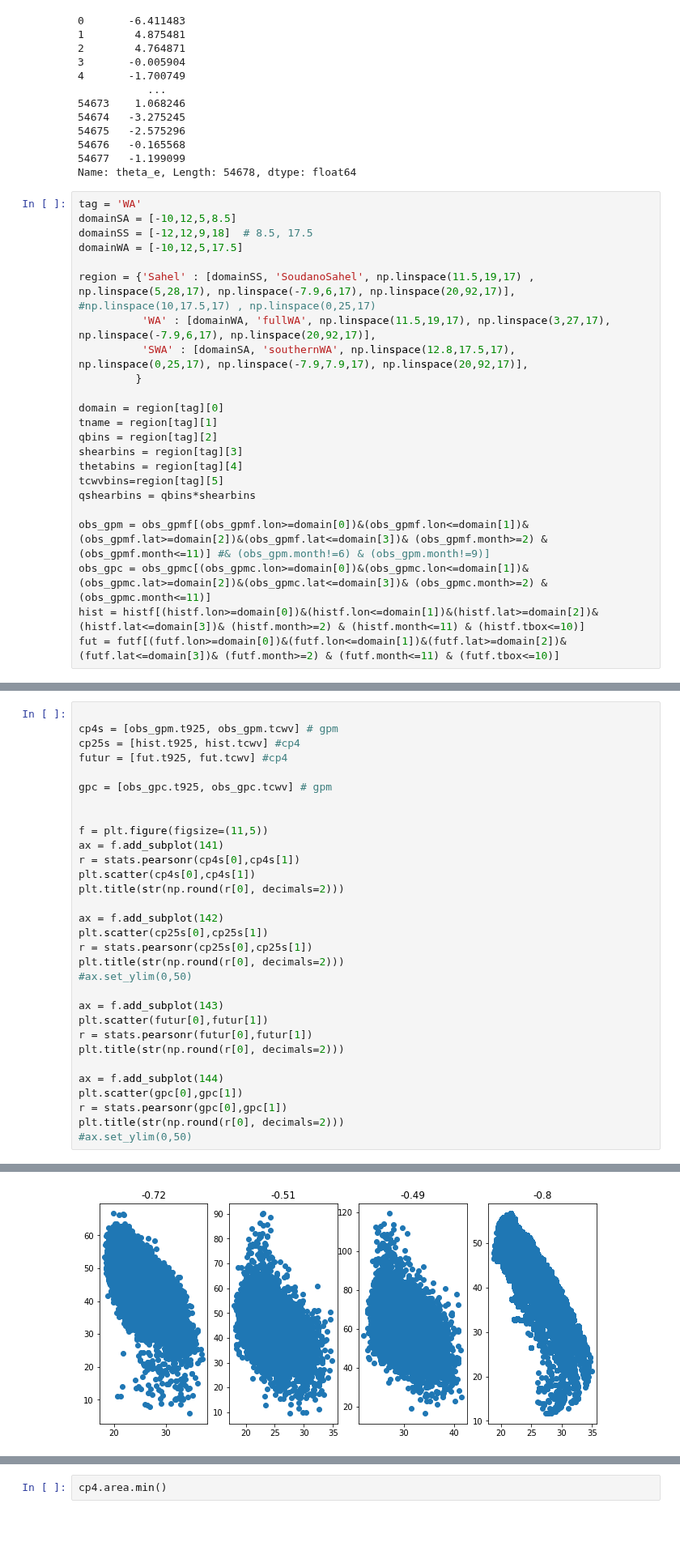
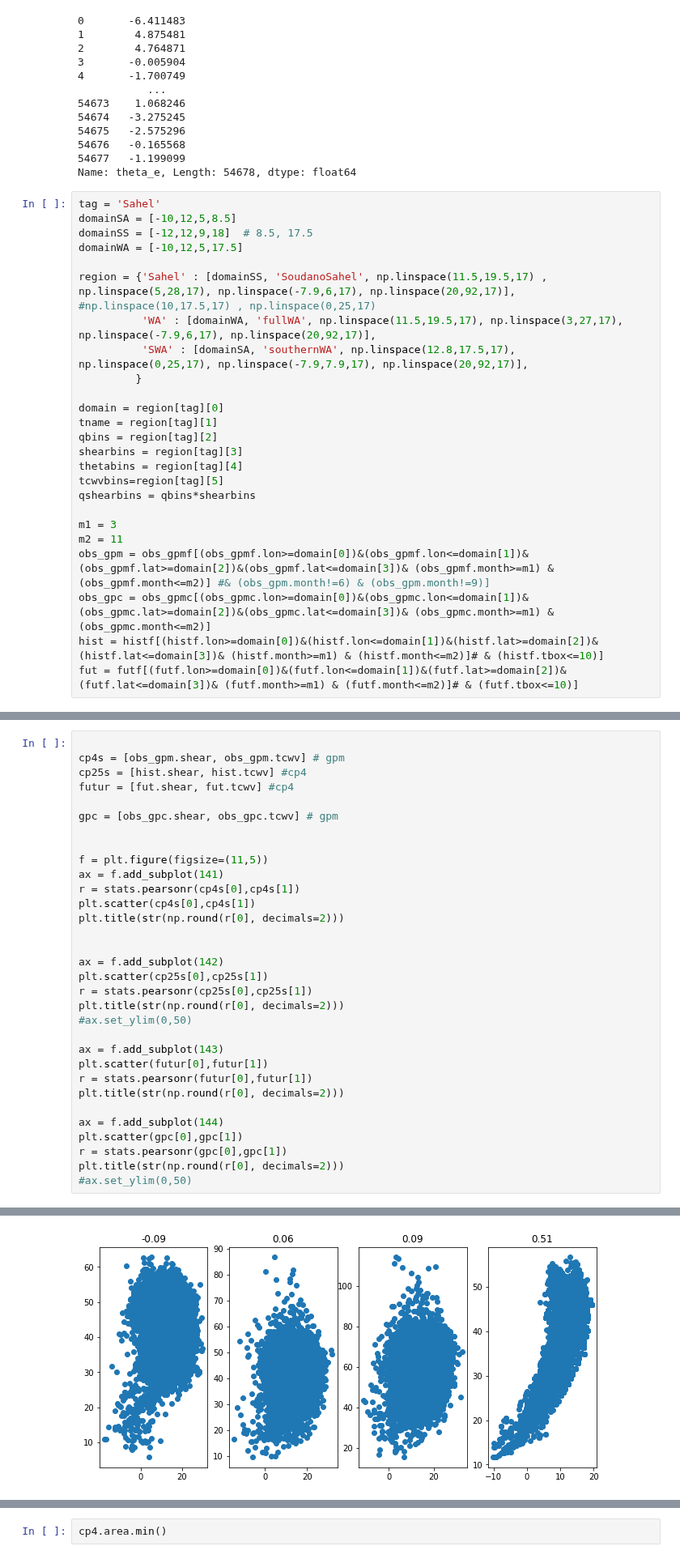
Before and after one commit to cornkle/proj_CEH, a Jupyter notebook: notebooks/CLOVER_scatter_fig3_mergedmonth-OBSONLY-WITHMODEL_SAHEL-sameAxes-40TCWV.ipynb, the cells around one changed output, grey strips where cells are left out. Shown at 81% size. Saved outputs shown, nothing was run; the diff lists cells and outputs as text; blank space fills up the shorter version.

```diff
--- a/notebooks/CLOVER_scatter_fig3_mergedmonth-OBSONLY-WITHMODEL_SAHEL-sameAxes-40TCWV.ipynb
+++ b/notebooks/CLOVER_scatter_fig3_mergedmonth-OBSONLY-WITHMODEL_SAHEL-sameAxes-40TCWV.ipynb
@@ -244,13 +246,13 @@ obs_gpmf.theta_e
 54677   -1.199099
 Name: theta_e, Length: 54678, dtype: float64
 # %%
-tag = 'WA'
+tag = 'Sahel'
 domainSA = [-10,12,5,8.5]
 domainSS = [-12,12,9,18]  # 8.5, 17.5
 domainWA = [-10,12,5,17.5]
 
-region = {'Sahel' : [domainSS, 'SoudanoSahel', np.linspace(11.5,19,17) , np.linspace(5,28,17), np.linspace(-7.9,6,17), np.linspace(20,92,17)],  #np.linspace(10,17.5,17) , np.linspace(0,25,17)
-          'WA' : [domainWA, 'fullWA', np.linspace(11.5,19,17), np.linspace(3,27,17), np.linspace(-7.9,6,17), np.linspace(20,92,17)],
+region = {'Sahel' : [domainSS, 'SoudanoSahel', np.linspace(11.5,19.5,17) , np.linspace(5,28,17), np.linspace(-7.9,6,17), np.linspace(20,92,17)],  #np.linspace(10,17.5,17) , np.linspace(0,25,17)
+          'WA' : [domainWA, 'fullWA', np.linspace(11.5,19.5,17), np.linspace(3,27,17), np.linspace(-7.9,6,17), np.linspace(20,92,17)],
           'SWA' : [domainSA, 'southernWA', np.linspace(12.8,17.5,17), np.linspace(0,25,17), np.linspace(-7.9,7.9,17), np.linspace(20,92,17)],
          }
 
@@ -262,10 +264,12 @@ thetabins = region[tag][4]
 tcwvbins=region[tag][5]
 qshearbins = qbins*shearbins
 
-obs_gpm = obs_gpmf[(obs_gpmf.lon>=domain[0])&(obs_gpmf.lon<=domain[1])&(obs_gpmf.lat>=domain[2])&(obs_gpmf.lat<=domain[3])& (obs_gpmf.month>=2) & (obs_gpmf.month<=11)] #& (obs_gpm.month!=6) & (obs_gpm.month!=9)]
-obs_gpc = obs_gpmc[(obs_gpmc.lon>=domain[0])&(obs_gpmc.lon<=domain[1])&(obs_gpmc.lat>=domain[2])&(obs_gpmc.lat<=domain[3])& (obs_gpmc.month>=2) & (obs_gpmc.month<=11)]
-hist = histf[(histf.lon>=domain[0])&(histf.lon<=domain[1])&(histf.lat>=domain[2])&(histf.lat<=domain[3])& (histf.month>=2) & (histf.month<=11) & (histf.tbox<=10)]
-fut = futf[(futf.lon>=domain[0])&(futf.lon<=domain[1])&(futf.lat>=domain[2])&(futf.lat<=domain[3])& (futf.month>=2) & (futf.month<=11) & (futf.tbox<=10)]
+m1 = 3
+m2 = 11
+obs_gpm = obs_gpmf[(obs_gpmf.lon>=domain[0])&(obs_gpmf.lon<=domain[1])&(obs_gpmf.lat>=domain[2])&(obs_gpmf.lat<=domain[3])& (obs_gpmf.month>=m1) & (obs_gpmf.month<=m2)] #& (obs_gpm.month!=6) & (obs_gpm.month!=9)]
+obs_gpc = obs_gpmc[(obs_gpmc.lon>=domain[0])&(obs_gpmc.lon<=domain[1])&(obs_gpmc.lat>=domain[2])&(obs_gpmc.lat<=domain[3])& (obs_gpmc.month>=m1) & (obs_gpmc.month<=m2)]
+hist = histf[(histf.lon>=domain[0])&(histf.lon<=domain[1])&(histf.lat>=domain[2])&(histf.lat<=domain[3])& (histf.month>=m1) & (histf.month<=m2)]# & (histf.tbox<=10)]
+fut = futf[(futf.lon>=domain[0])&(futf.lon<=domain[1])&(futf.lat>=domain[2])&(futf.lat<=domain[3])& (futf.month>=m1) & (futf.month<=m2)]# & (futf.tbox<=10)]
 # %%
 print('hist', hist.lat.min(), hist.lat.max(), hist.lon.min(), hist.lon.max())
 print('OBS_gpm', obs_gpm.lat.min(), obs_gpm.lat.max(), obs_gpm.lon.min(), obs_gpm.lon.max())
@@ -359,10 +363,10 @@ Text(0.5,1,'-0.73')
 # %%
 
-cp4s = [obs_gpm.t925, obs_gpm.tcwv] # gpm
-cp25s = [hist.t925, hist.tcwv] #cp4
-futur = [fut.t925, fut.tcwv] #cp4
+cp4s = [obs_gpm.shear, obs_gpm.tcwv] # gpm
+cp25s = [hist.shear, hist.tcwv] #cp4
+futur = [fut.shear, fut.tcwv] #cp4
 
-gpc = [obs_gpc.t925, obs_gpc.tcwv] # gpm
+gpc = [obs_gpc.shear, obs_gpc.tcwv] # gpm
 
 
 f = plt.figure(figsize=(11,5))
@@ -370,6 +374,7 @@ ax = f.add_subplot(141)
 r = stats.pearsonr(cp4s[0],cp4s[1])
 plt.scatter(cp4s[0],cp4s[1])
 plt.title(str(np.round(r[0], decimals=2)))
+
 
 ax = f.add_subplot(142)
 plt.scatter(cp25s[0],cp25s[1])
@@ -392 +397 @@ Text(0.5,1,'-0.8')
-[figure, old version]
+[figure, new version]
```
Also changed, not shown: parts of 40 cells of this notebook, 21 other files.
